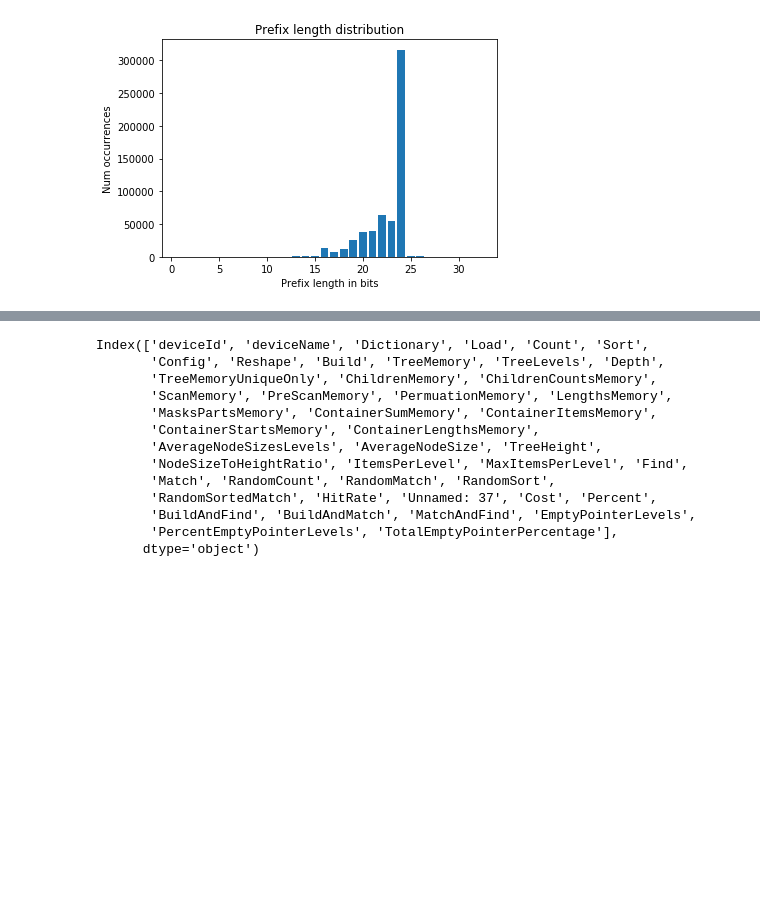
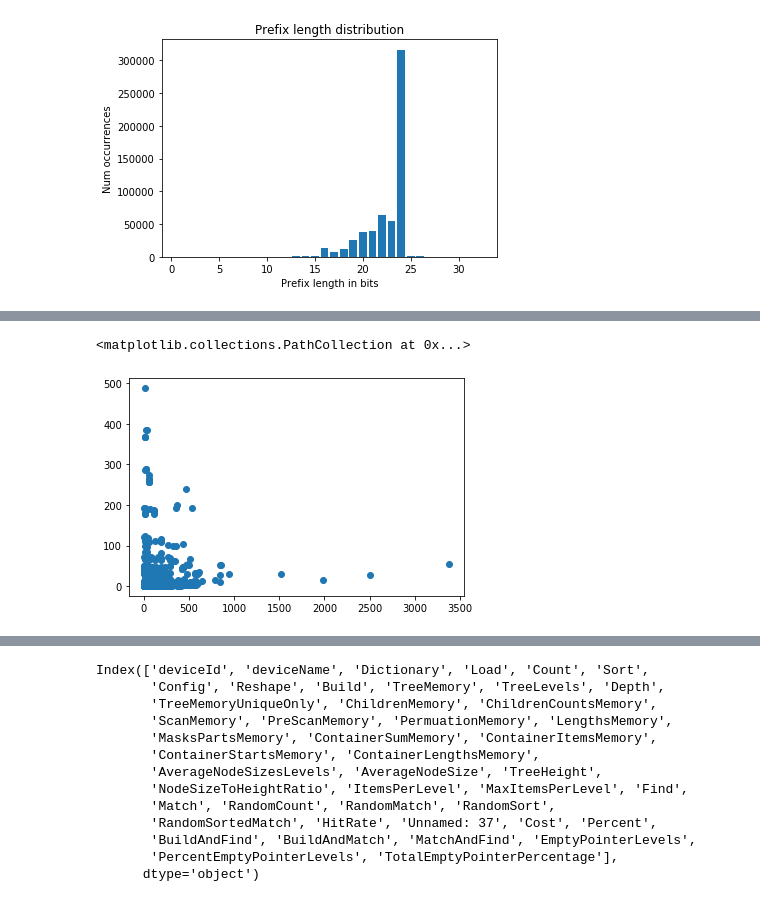
Before and after one commit to matrackif/TrieStrides, a Jupyter notebook: flavors_data_analysis.ipynb, the cells around one changed output, grey strips where cells are left out. Cells and saved outputs as stored; diff of their text form; code cells hidden in the pictures; blank space fills up the shorter version.

```diff
--- a/flavors_data_analysis.ipynb
+++ b/flavors_data_analysis.ipynb
@@ -133,0 +176,7 @@ results_equal_dist[['Config', 'RandomMatch', 'Match', 'Find', 'ItemsPerLevel', '
+# %%
+x = results_random['AverageNodeSize'].values
+y = results_random['RandomMatch'].values
+plt.scatter(x, y)
+# %% [output]
+<matplotlib.collections.PathCollection at 0x...>
+[figure, added]
```
Also changed, not shown: parts of 19 cells of this notebook, 1 other file.
